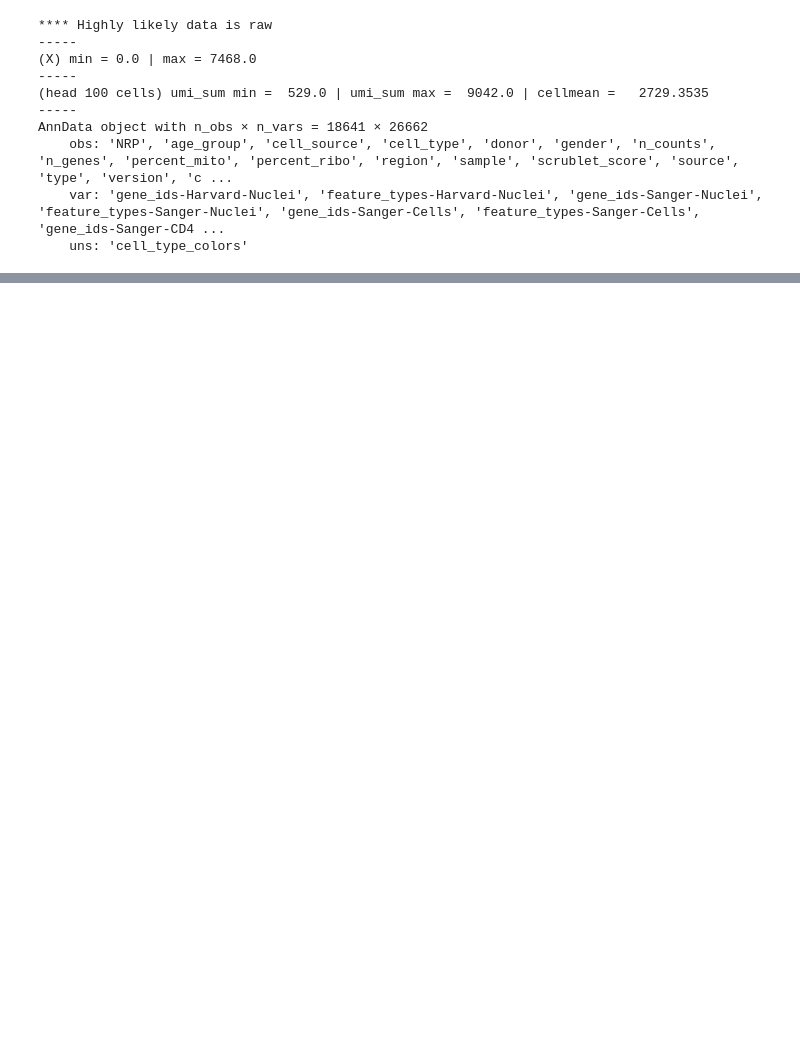
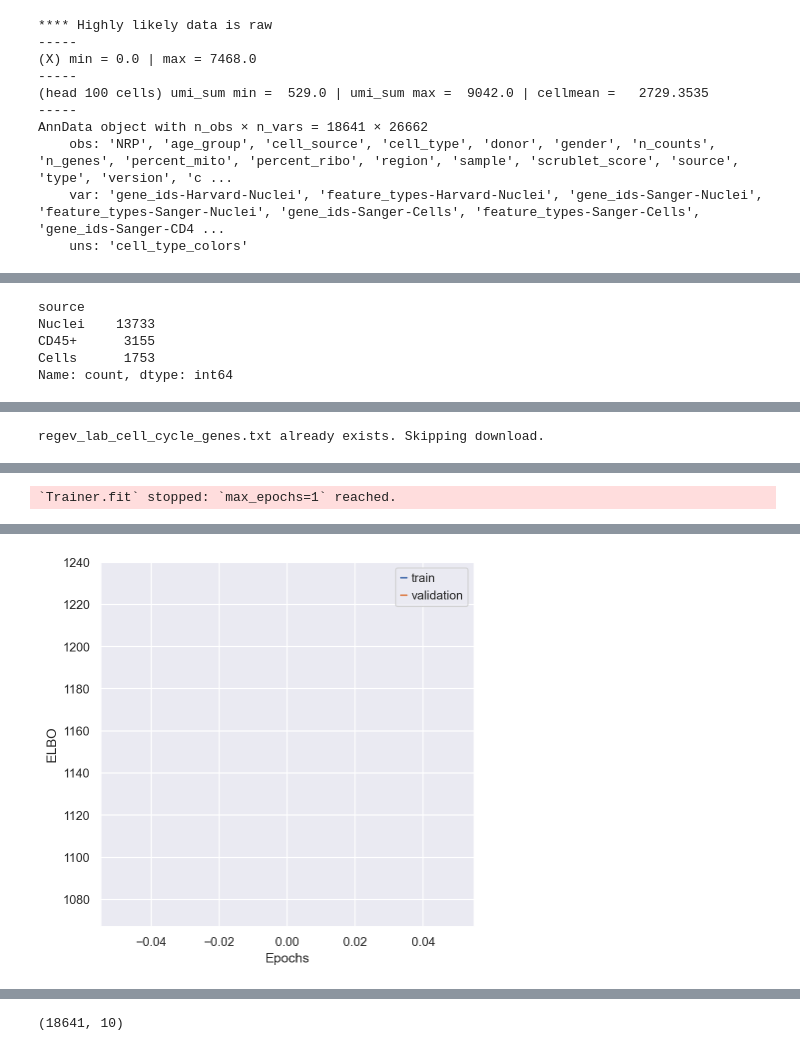
Before and after one commit to vjbaskar/scanpy_plus, a Jupyter notebook: tutorials/v100.ipynb, the cells around one changed output, grey strips where cells are left out. Saved outputs shown, nothing was run; the diff lists cells and outputs as text; code cells hidden in the pictures; blank space fills up the shorter version.

Commit message:
updated tutorials

```diff
--- a/tutorials/v100.ipynb
+++ b/tutorials/v100.ipynb
@@ -74 +75,9 @@ sc.pl.umap(adata, color=["source", "cell_type"])
+# %%
+adata.obs['source'].value_counts()
+# %% [output]
+source
+Nuclei    13733
+CD45+      3155
+Cells      1753
+Name: count, dtype: int64
 # %%
@@ -77,10 +87,9 @@ categorical_covariate_keys=["cell_source", "donor"],
 continuous_covariate_keys=["percent_mito", "percent_ribo"]
 # %%
-scp.tl.run_scvi(
+adata_scvi, model = scp.tl.run_scvi(
     adata[:,adata.var.highly_variable],
     batch_key="source",
-    categorical_covariate_keys = categorical_covariate_keys,
     continuous_covariate_keys = continuous_covariate_keys,
-    max_epochs=1
+    max_epochs=1 # for tutorial purposes only
 )
 # %% [output]
@@ -87,0 +98 @@ ModuleNotFoundError: No module named 'loguru'
+regev_lab_cell_cycle_genes.txt already exists. Skipping download.
@@ -87,0 +108 @@ ModuleNotFoundError: No module named 'loguru'
+`Trainer.fit` stopped: `max_epochs=1` reached.
@@ -87,0 +110 @@ ModuleNotFoundError: No module named 'loguru'
+[figure, added]
@@ -87,0 +112,4 @@ ModuleNotFoundError: No module named 'loguru'
+# %%
+adata_scvi.obsm["X_scvi"].shape
+# %% [output]
+(18641, 10)
```
Also changed, not shown: parts of 20 cells of this notebook.
